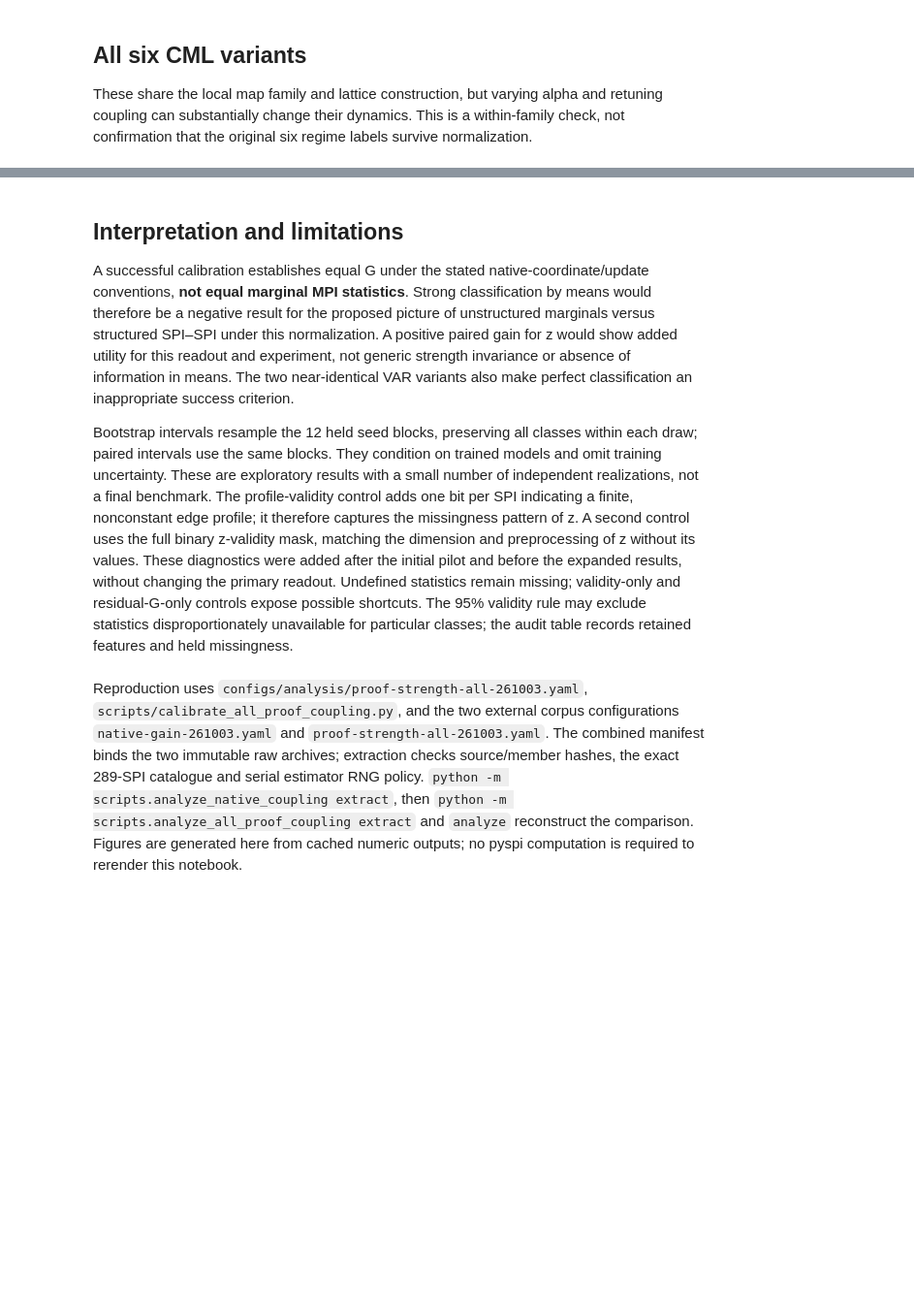
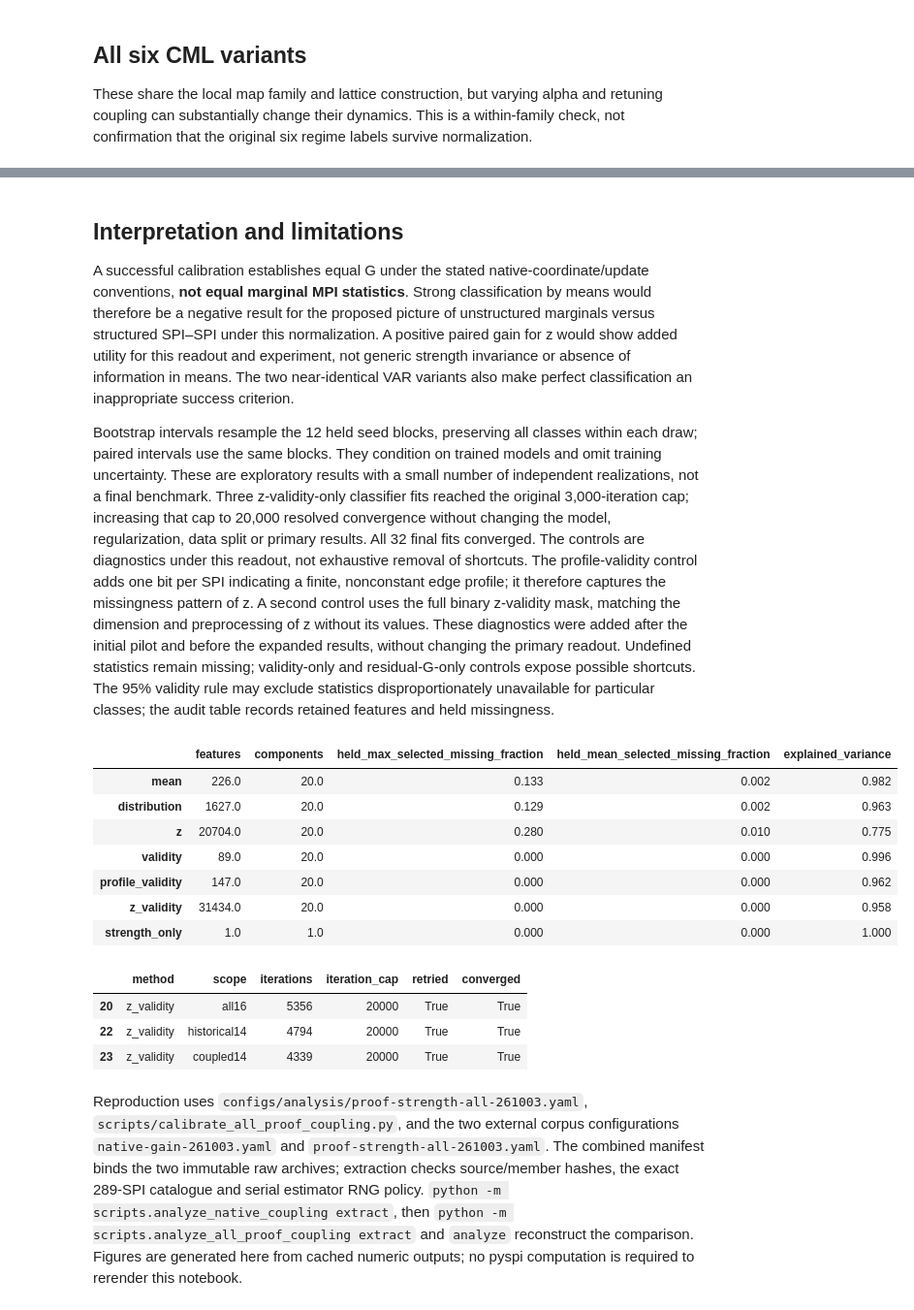
Before and after one commit to willedibam/mts-spi-study-cluster, a Jupyter notebook: notebooks/embeddings/spi_all_proof_strength_control_261003.ipynb, the cells around one changed output, grey strips where cells are left out. Shown at 97% size. Saved outputs shown, nothing was run; the diff lists cells and outputs as text; code cells hidden in the pictures; blank space fills up the shorter version.

```diff
--- a/notebooks/embeddings/spi_all_proof_strength_control_261003.ipynb
+++ b/notebooks/embeddings/spi_all_proof_strength_control_261003.ipynb
@@ -80,8 +179,24 @@ display(metrics[metrics.scope.isin(['all16','CML6']) & metrics.method.isin(['dis
 
 A successful calibration establishes equal G under the stated native-coordinate/update conventions, **not equal marginal MPI statistics**. Strong classification by means would therefore be a negative result for the proposed picture of unstructured marginals versus structured SPI–SPI under this normalization. A positive paired gain for z would show added utility for this readout and experiment, not generic strength invariance or absence of information in means. The two near-identical VAR variants also make perfect classification an inappropriate success criterion.
 
-Bootstrap intervals resample the 12 held seed blocks, preserving all classes within each draw; paired intervals use the same blocks. They condition on trained models and omit training uncertainty. These are exploratory results with a small number of independent realizations, not a final benchmark. The profile-validity control adds one bit per SPI indicating a finite, nonconstant edge profile; it therefore captures the missingness pattern of z. A second control uses the full binary z-validity mask, matching the dimension and preprocessing of z without its values. These diagnostics were added after the initial pilot and before the expanded results, without changing the primary readout. Undefined statistics remain missing; validity-only and residual-G-only controls expose possible shortcuts. The 95% validity rule may exclude statistics disproportionately unavailable for particular classes; the audit table records retained features and held missingness.
+Bootstrap intervals resample the 12 held seed blocks, preserving all classes within each draw; paired intervals use the same blocks. They condition on trained models and omit training uncertainty. These are exploratory results with a small number of independent realizations, not a final benchmark. Three z-validity-only classifier fits reached the original 3,000-iteration cap; increasing that cap to 20,000 resolved convergence without changing the model, regularization, data split or primary results. All 32 final fits converged. The controls are diagnostics under this readout, not exhaustive removal of shortcuts. The profile-validity control adds one bit per SPI indicating a finite, nonconstant edge profile; it therefore captures the missingness pattern of z. A second control uses the full binary z-validity mask, matching the dimension and preprocessing of z without its values. These diagnostics were added after the initial pilot and before the expanded results, without changing the primary readout. Undefined statistics remain missing; validity-only and residual-G-only controls expose possible shortcuts. The 95% validity rule may exclude statistics disproportionately unavailable for particular classes; the audit table records retained features and held missingness.
 # %%
 display(pd.DataFrame(json.loads((OUT/'analysis.json').read_text())['diagnostics']).T.round(3))
+optimizer=pd.read_csv(OUT/'optimizer.csv')
+assert optimizer.converged.all()
+display(optimizer[optimizer.retried])
+# %% [output]
+|  | features | components | held_max_selected_missing_fraction | held_mean_selected_missing_fraction | explained_variance |
+| mean | 226.0 | 20.0 | 0.133 | 0.002 | 0.982 |
+| distribution | 1627.0 | 20.0 | 0.129 | 0.002 | 0.963 |
+| z | 20704.0 | 20.0 | 0.280 | 0.010 | 0.775 |
+| validity | 89.0 | 20.0 | 0.000 | 0.000 | 0.996 |
+| profile_validity | 147.0 | 20.0 | 0.000 | 0.000 | 0.962 |
+| z_validity | 31434.0 | 20.0 | 0.000 | 0.000 | 0.958 |
+| strength_only | 1.0 | 1.0 | 0.000 | 0.000 | 1.000 |
+|  | method | scope | iterations | iteration_cap | retried | converged |
+| 20 | z_validity | all16 | 5356 | 20000 | True | True |
+| 22 | z_validity | historical14 | 4794 | 20000 | True | True |
+| 23 | z_validity | coupled14 | 4339 | 20000 | True | True |
 # %% [markdown]
 Reproduction uses `configs/analysis/proof-strength-all-261003.yaml`, `scripts/calibrate_all_proof_coupling.py`, and the two external corpus configurations `native-gain-261003.yaml` and `proof-strength-all-261003.yaml`. The combined manifest binds the two immutable raw archives; extraction checks source/member hashes, the exact 289-SPI catalogue and serial estimator RNG policy. `python -m scripts.analyze_native_coupling extract`, then `python -m scripts.analyze_all_proof_coupling extract` and `analyze` reconstruct the comparison. Figures are generated here from cached numeric outputs; no pyspi computation is required to rerender this notebook.
```
Also changed, not shown: parts of 8 cells of this notebook, 14 other files.
